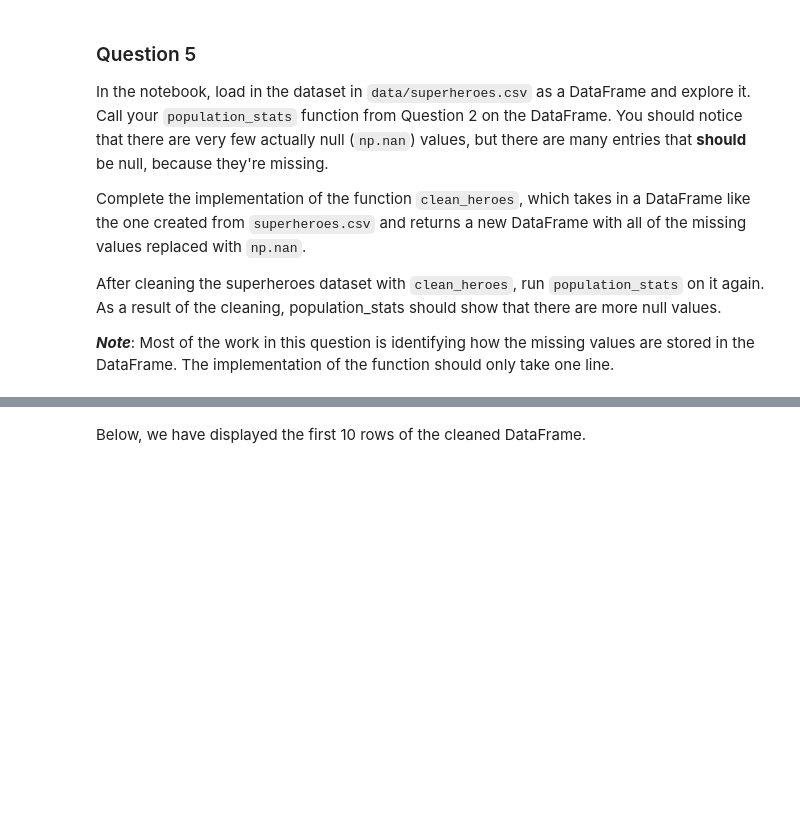
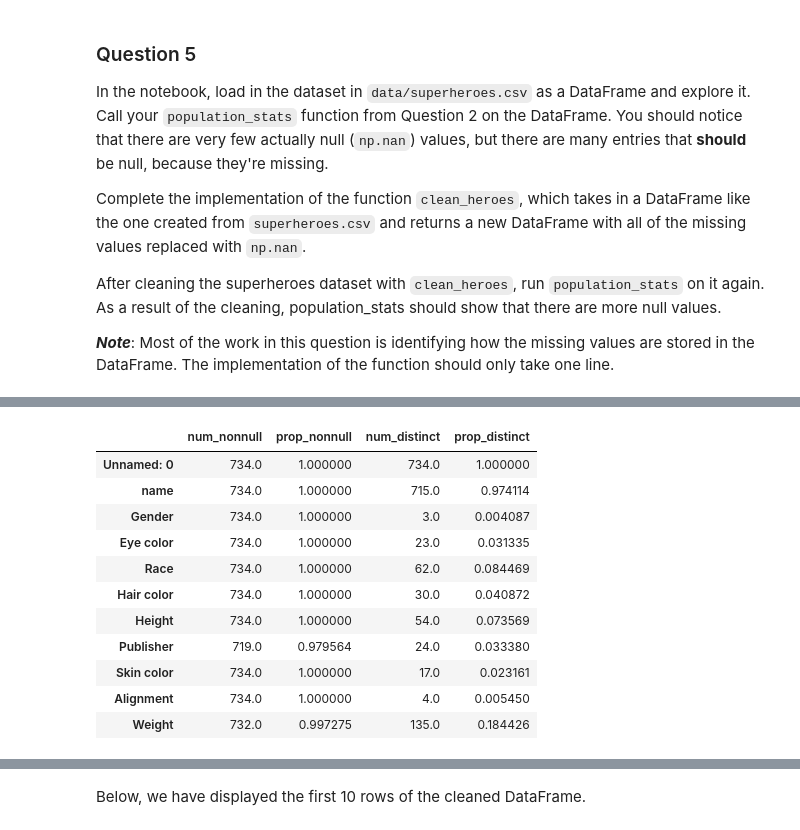
Before and after one commit to Sweekrit-B/dsc80-2025-fa, a Jupyter notebook: labs/lab02/lab.ipynb, the cells around one changed output, grey strips where cells are left out. Saved outputs shown, nothing was run; the diff lists cells and outputs as text; code cells hidden in the pictures; blank space fills up the shorter version.

```diff
--- a/labs/lab02/lab.ipynb
+++ b/labs/lab02/lab.ipynb
@@ -348,0 +386,15 @@ After cleaning the superheroes dataset with `clean_heroes`, run `population_stat
+# %%
+population_stats(df)
+# %% [output]
+|  | num_nonnull | prop_nonnull | num_distinct | prop_distinct |
+| Unnamed: 0 | 734.0 | 1.000000 | 734.0 | 1.000000 |
+| name | 734.0 | 1.000000 | 715.0 | 0.974114 |
+| Gender | 734.0 | 1.000000 | 3.0 | 0.004087 |
+| Eye color | 734.0 | 1.000000 | 23.0 | 0.031335 |
+| Race | 734.0 | 1.000000 | 62.0 | 0.084469 |
+| Hair color | 734.0 | 1.000000 | 30.0 | 0.040872 |
+| Height | 734.0 | 1.000000 | 54.0 | 0.073569 |
+| Publisher | 719.0 | 0.979564 | 24.0 | 0.033380 |
+| Skin color | 734.0 | 1.000000 | 17.0 | 0.023161 |
+| Alignment | 734.0 | 1.000000 | 4.0 | 0.005450 |
+| Weight | 732.0 | 0.997275 | 135.0 | 0.184426 |
```
Also changed, not shown: parts of 23 cells of this notebook, 2 other files.
